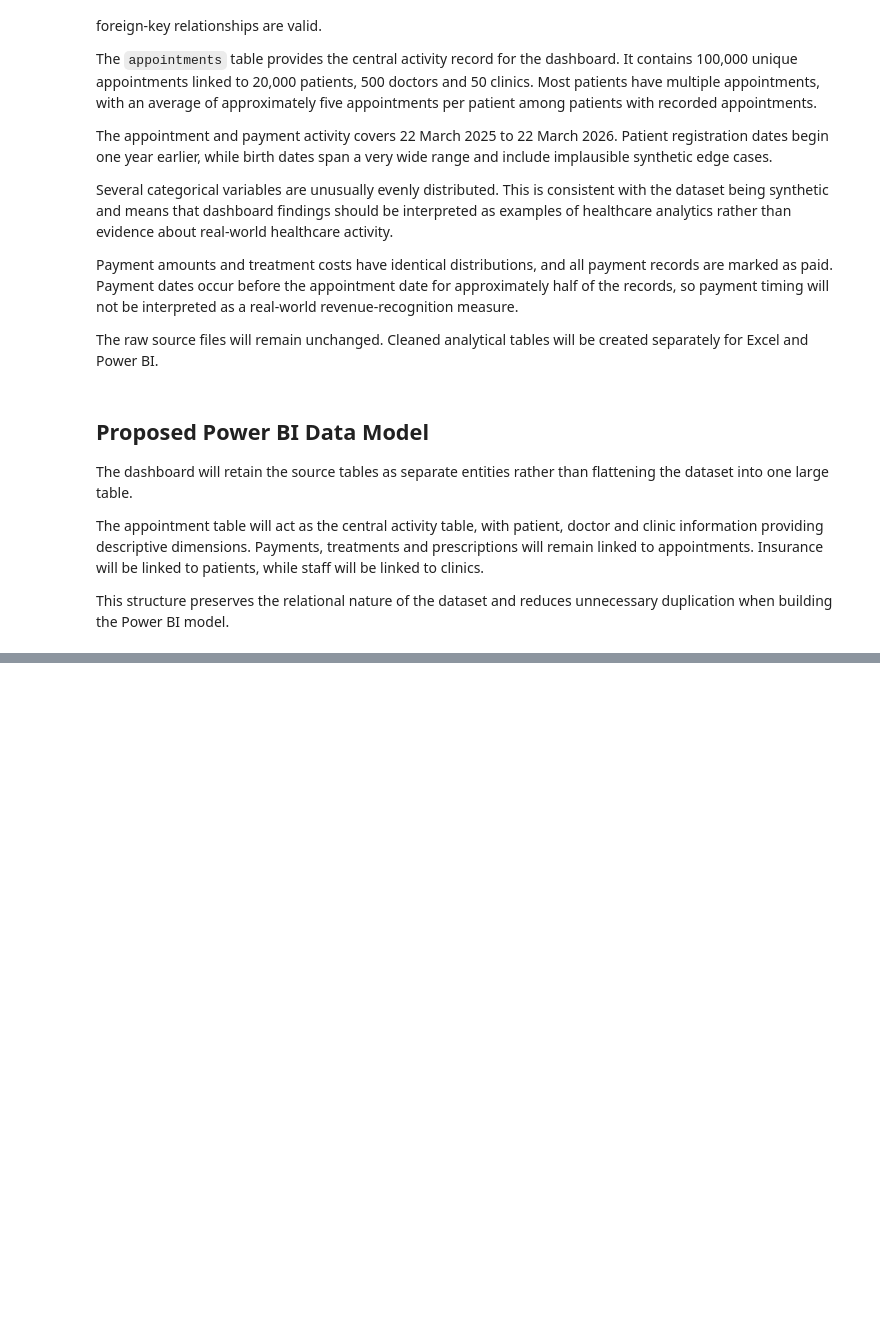
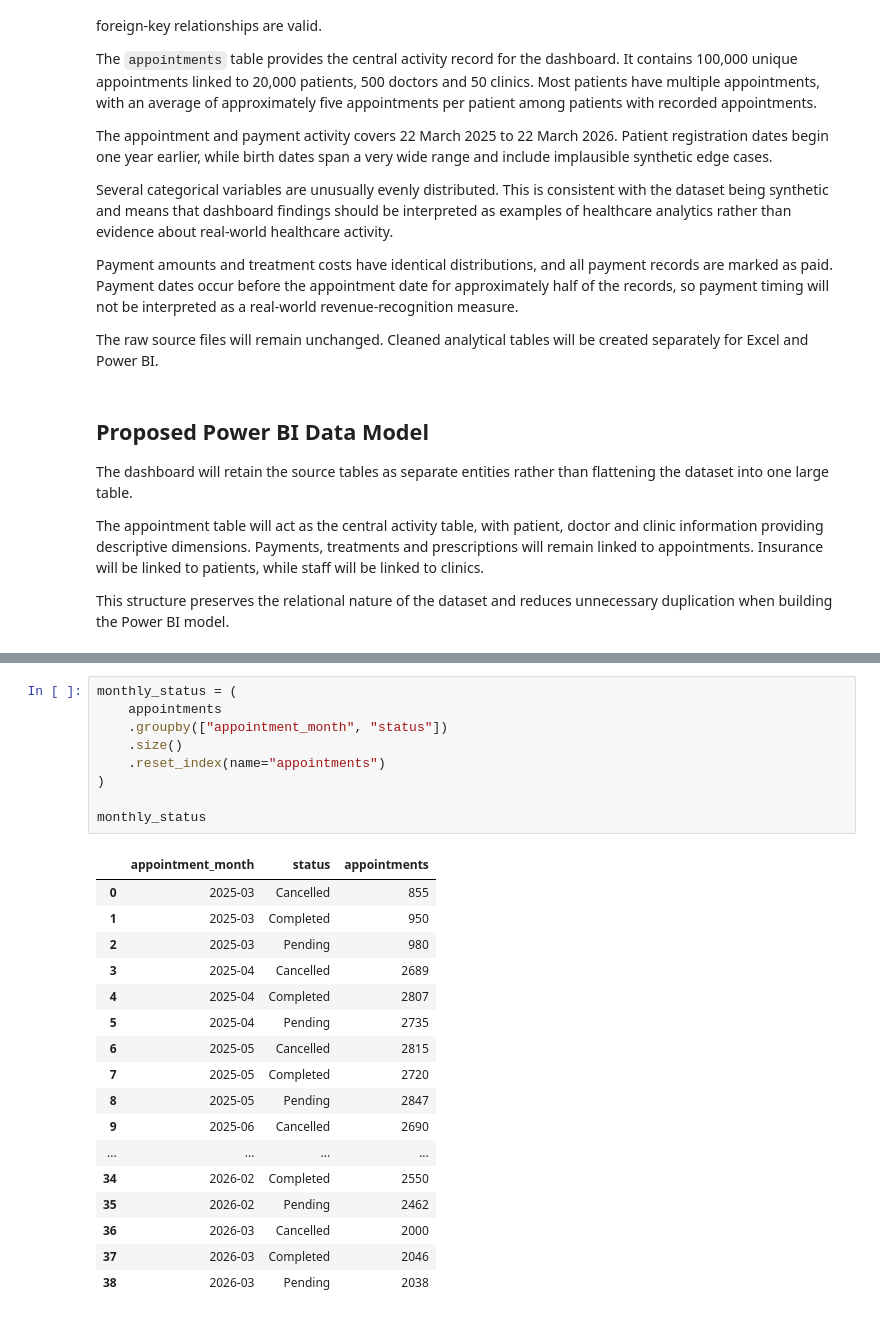
Before and after one commit to shaunagbaje/projects, a Jupyter notebook: 04_healthcare_dashboard/analysis/healthcare_dashboard_analysis.ipynb, the cells around one changed output, grey strips where cells are left out. Saved outputs shown, nothing was run; the diff lists cells and outputs as text; blank space fills up the shorter version.

```diff
--- a/04_healthcare_dashboard/analysis/healthcare_dashboard_analysis.ipynb
+++ b/04_healthcare_dashboard/analysis/healthcare_dashboard_analysis.ipynb
@@ -478,0 +626,27 @@ This structure preserves the relational nature of the dataset and reduces unnece
+# %%
+monthly_status = (
+    appointments
+    .groupby(["appointment_month", "status"])
+    .size()
+    .reset_index(name="appointments")
+)
+
+monthly_status
+# %% [output]
+|  | appointment_month | status | appointments |
+| 0 | 2025-03 | Cancelled | 855 |
+| 1 | 2025-03 | Completed | 950 |
+| 2 | 2025-03 | Pending | 980 |
+| 3 | 2025-04 | Cancelled | 2689 |
+| 4 | 2025-04 | Completed | 2807 |
+| 5 | 2025-04 | Pending | 2735 |
+| 6 | 2025-05 | Cancelled | 2815 |
+| 7 | 2025-05 | Completed | 2720 |
+| 8 | 2025-05 | Pending | 2847 |
+| 9 | 2025-06 | Cancelled | 2690 |
+| ... | ... | ... | ... |
+| 34 | 2026-02 | Completed | 2550 |
+| 35 | 2026-02 | Pending | 2462 |
+| 36 | 2026-03 | Cancelled | 2000 |
+| 37 | 2026-03 | Completed | 2046 |
+| 38 | 2026-03 | Pending | 2038 |
```
Also changed, not shown: parts of 28 cells of this notebook, 1 other file.
